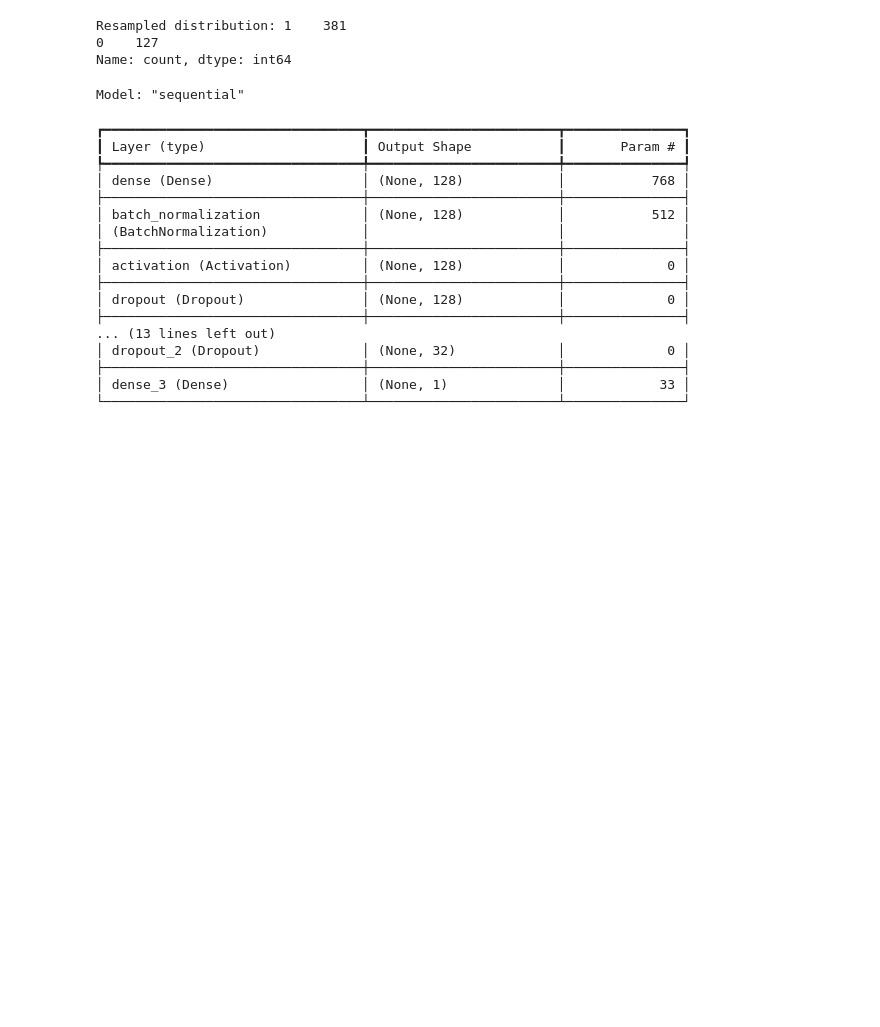
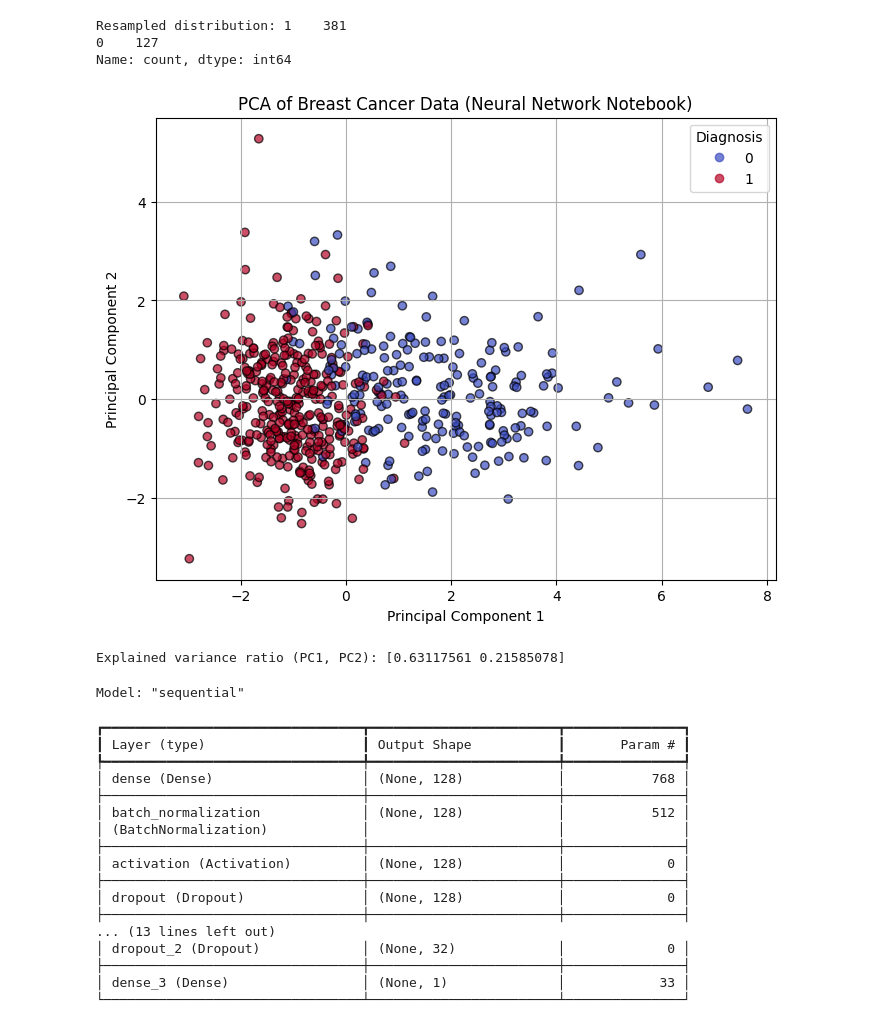
Before and after one commit to Sebastian2956/BreastCancerModels, a Jupyter notebook: NeuralNetworkPractice/BreastCancer/NN_Breast_Cancer_MaxRecall.ipynb, the cells around one changed output. Cells and saved outputs as stored; diff of their text form; code cells hidden in the pictures; blank space fills up the shorter version.

```diff
--- a/NeuralNetworkPractice/BreastCancer/NN_Breast_Cancer_MaxRecall.ipynb
+++ b/NeuralNetworkPractice/BreastCancer/NN_Breast_Cancer_MaxRecall.ipynb
@@ -48,6 +48,34 @@ def focal_loss(alpha=0.25, gamma=2.0):
         weight = alpha * y_true * tf.math.pow(1-y_pred, gamma) + (1-alpha)*(1-y_true)*tf.math.pow(y_pred, gamma)
         return tf.reduce_mean(weight * cross_entropy)
     return loss
+# %%
+# Principal Component Analysis (PCA)
+from sklearn.decomposition import PCA
+import matplotlib.pyplot as plt
+
+# Recreate full dataset for PCA
+X_full = np.vstack((X_train, X_val, X_test))
+y_full = np.hstack((y_train, y_val, y_test))
+
+# Apply PCA
+pca = PCA(n_components=2)
+X_pca = pca.fit_transform(X_full)
+
+# Plot PCA
+plt.figure(figsize=(8, 6))
+scatter = plt.scatter(X_pca[:, 0], X_pca[:, 1], c=y_full, cmap='coolwarm', edgecolor='k', alpha=0.7)
+plt.xlabel('Principal Component 1')
+plt.ylabel('Principal Component 2')
+plt.title('PCA of Breast Cancer Data (Neural Network Notebook)')
+plt.grid(True)
+plt.legend(*scatter.legend_elements(), title="Diagnosis")
+plt.show()
+
+# Print explained variance
+print("Explained variance ratio (PC1, PC2):", pca.explained_variance_ratio_)
+# %% [output]
+[figure, added]
+Explained variance ratio (PC1, PC2): [0.63117561 0.21585078]
 # %%
 def build_model(input_dim):
     model = Sequential([
```
Also changed, not shown: 1 other file.
